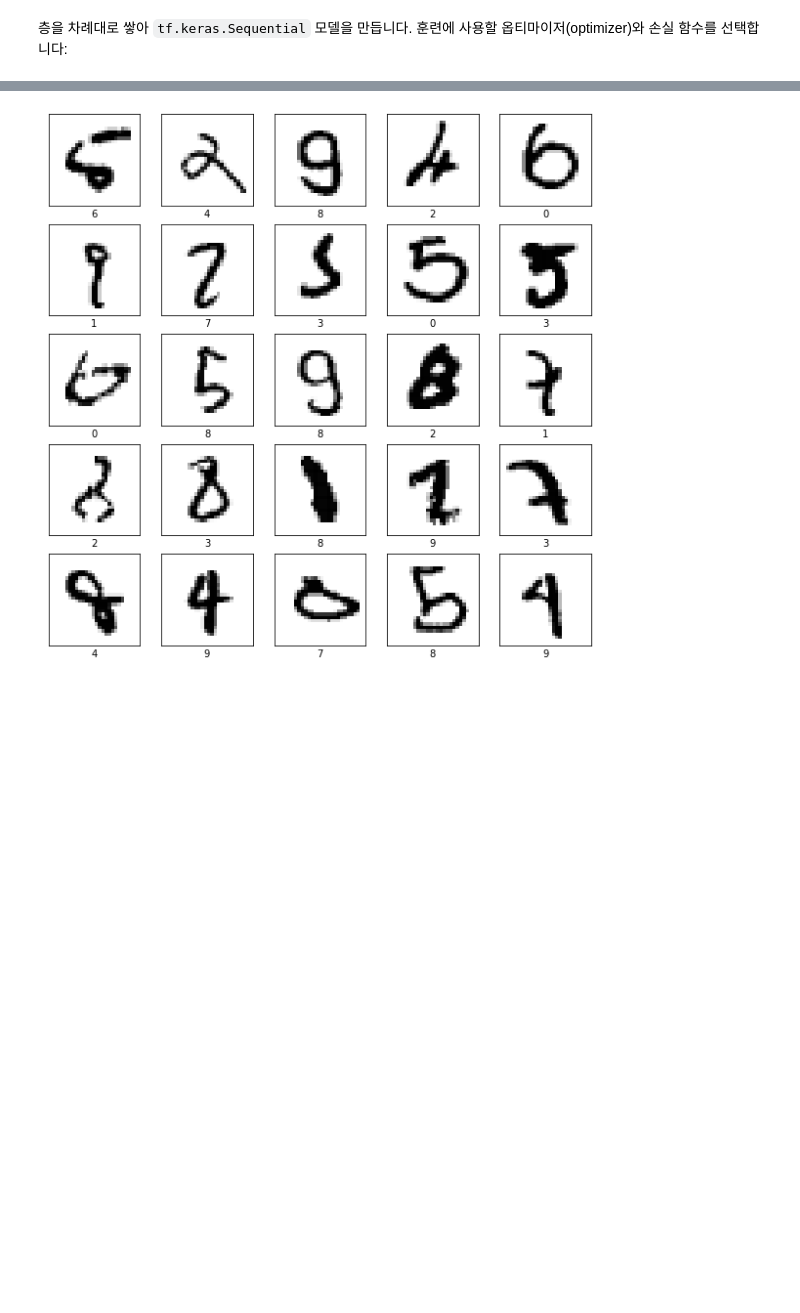
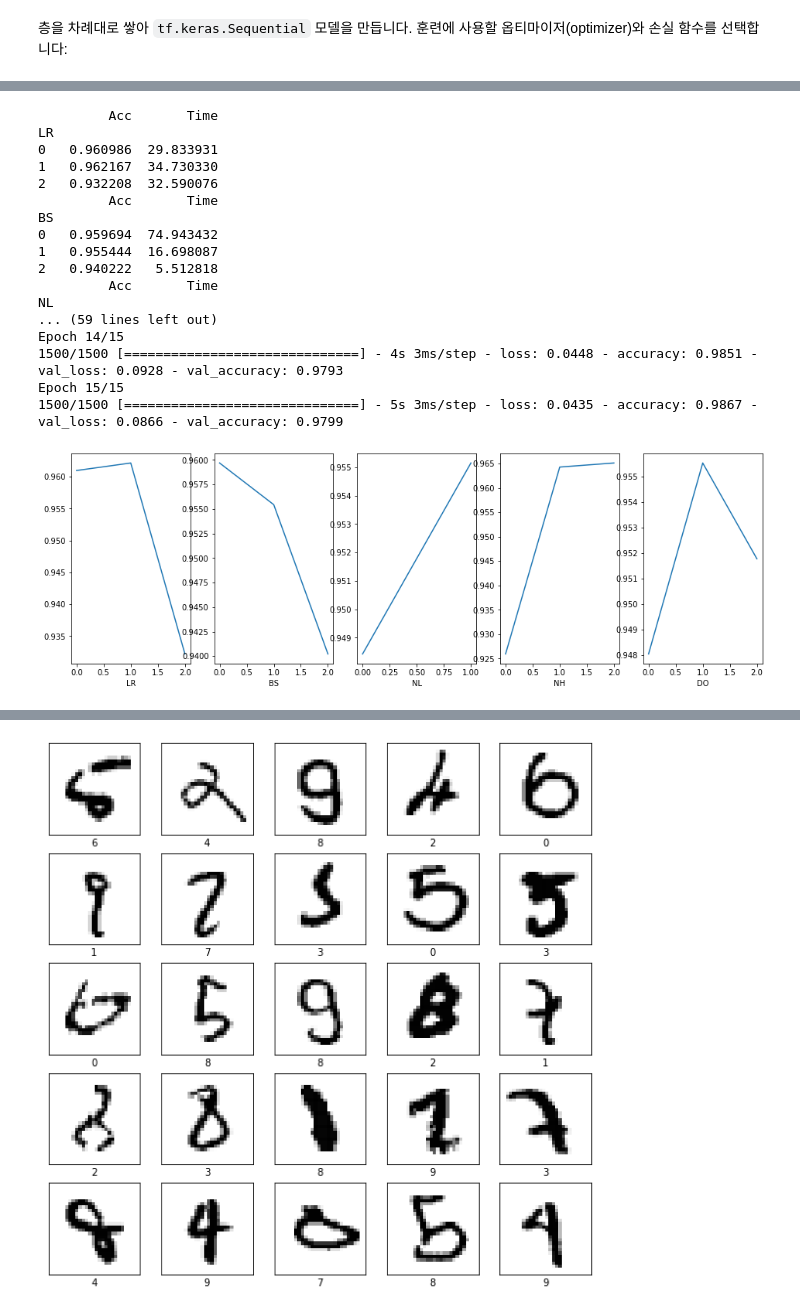
Before and after one commit to mephi82/grad_data_analysis, a Jupyter notebook: site/ko/tutorials/quickstart/beginner-tune.ipynb, the cells around one changed output, grey strips where cells are left out. Drawn from its saved outputs; the diff is of its cells as text; code cells hidden in the pictures; blank space fills up the shorter version.

```diff
--- a/site/ko/tutorials/quickstart/beginner-tune.ipynb
+++ b/site/ko/tutorials/quickstart/beginner-tune.ipynb
@@ -188,29 +188,48 @@ Epoch 1/13
 # %%
 doe.columns = ['LR', 'BS', 'NL', 'NH', 'DO']
 df = pd.concat([doe,pd.DataFrame(results, columns=['Index','Acc','Time']).set_index('Index')], axis=1)
 
 # pd.merge(doe, pd.DataFrame(results, columns=['Index','Acc','Time']))
 print(df.groupby(['LR'])[['Acc','Time']].mean())
 print(df.groupby(['BS'])[['Acc','Time']].mean())
 print(df.groupby(['NL'])[['Acc','Time']].mean())
 print(df.groupby(['NH'])[['Acc','Time']].mean())
 print(df.groupby(['DO'])[['Acc','Time']].mean())
 
 
 fig, axs = plt.subplots(1,len(doe.columns),figsize=(16,5))
 for i,col in enumerate(doe.columns):
   axs[i].plot(df.groupby([col])[['Acc']].mean())
   axs[i].set_xlabel(col)
 
 # axs[0].plot(results[0], results[1], 'b', label='accuracy')
 # axs[0].legend(loc='upper left')
 # axs[1].plot(results[0], results[2], 'g', label='time')
 # axs[1].legend(loc='upper right')
 
 
 # params = [1,2,1,2,2]
-params = [1,0,1,2,0]
+params = [1,0,1,2,1]
 model, hist, elapsed = model_tune(x_train, y_train, 15, LRs[params[0]], batchsizes[params[1]], nlayers[params[2]], nhiddens[params[3]], DORs[params[4]])
+# %% [output]
+         Acc       Time
+LR
+0   0.960986  29.833931
+1   0.962167  34.730330
+2   0.932208  32.590076
+         Acc       Time
+BS
+0   0.959694  74.943432
+1   0.955444  16.698087
+2   0.940222   5.512818
+         Acc       Time
+NL
+... (59 lines left out)
+Epoch 14/15
+1500/1500 [==============================] - 4s 3ms/step - loss: 0.0448 - accuracy: 0.9851 - val_loss: 0.0928 - val_accuracy: 0.9793
+Epoch 15/15
+1500/1500 [==============================] - 5s 3ms/step - loss: 0.0435 - accuracy: 0.9867 - val_loss: 0.0866 - val_accuracy: 0.9799
+[figure, added]
 # %%
 print(df)
 model.evaluate(x_test,  y_test, verbose=2)
```
Also changed, not shown: parts of 3 cells of this notebook.
